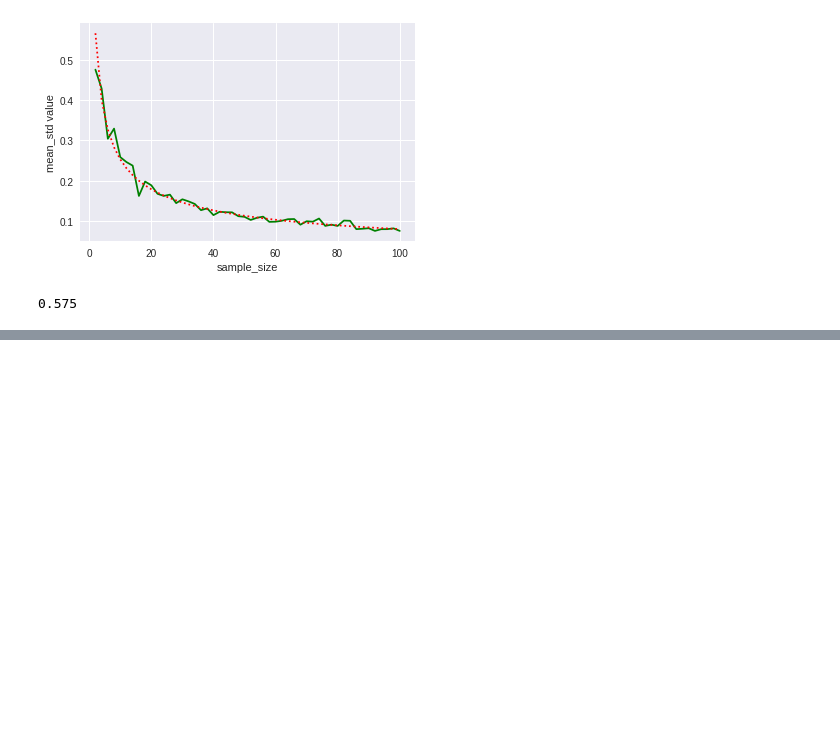
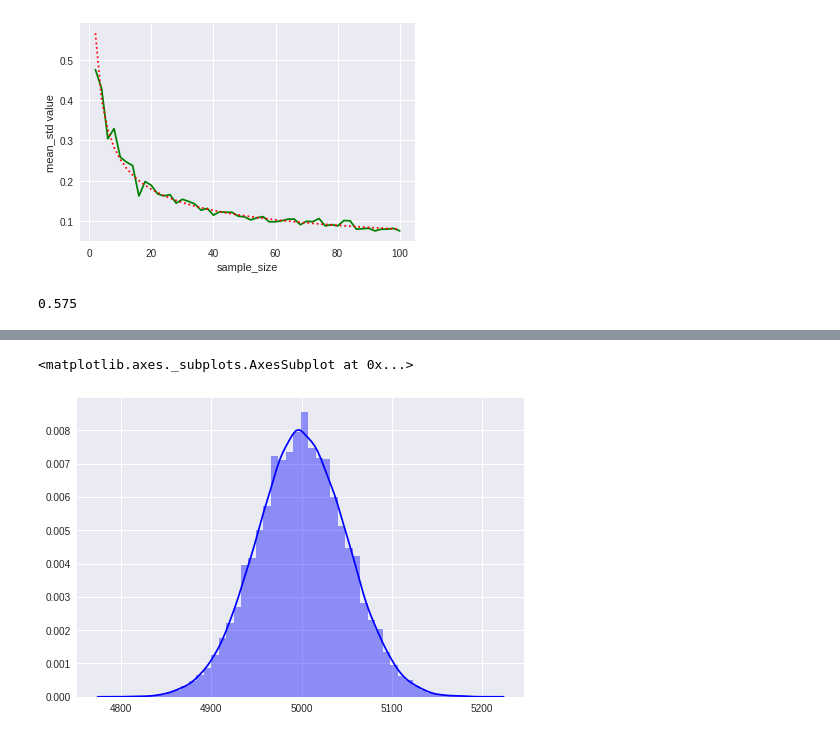
Before and after one commit to kintarou/django-starter, a Jupyter notebook: simulation.ipynb, the cells around one changed output, grey strips where cells are left out. Cells and saved outputs as stored; diff of their text form; code cells hidden in the pictures; blank space fills up the shorter version.

```diff
--- a/simulation.ipynb
+++ b/simulation.ipynb
@@ -155,0 +174,16 @@ sp.mean(unbias_var_array)
+# %%
+import numpy as np
+import scipy as sp
+import seaborn as sns
+sns.set()
+n_size=10000
+n_trial=50000
+coin=np.array([0,1])
+count_coin=np.zeros(n_trial)
+np.random.seed(1)
+for i in range(0, n_trial):
+  count_coin[i]=sp.sum(np.random.choice(coin,size=n_size,replace=True))
+sns.distplot(count_coin,color='blue')
+# %% [output]
+<matplotlib.axes._subplots.AxesSubplot at 0x...>
+[figure, added]
```
Also changed, not shown: parts of 4 cells of this notebook.
